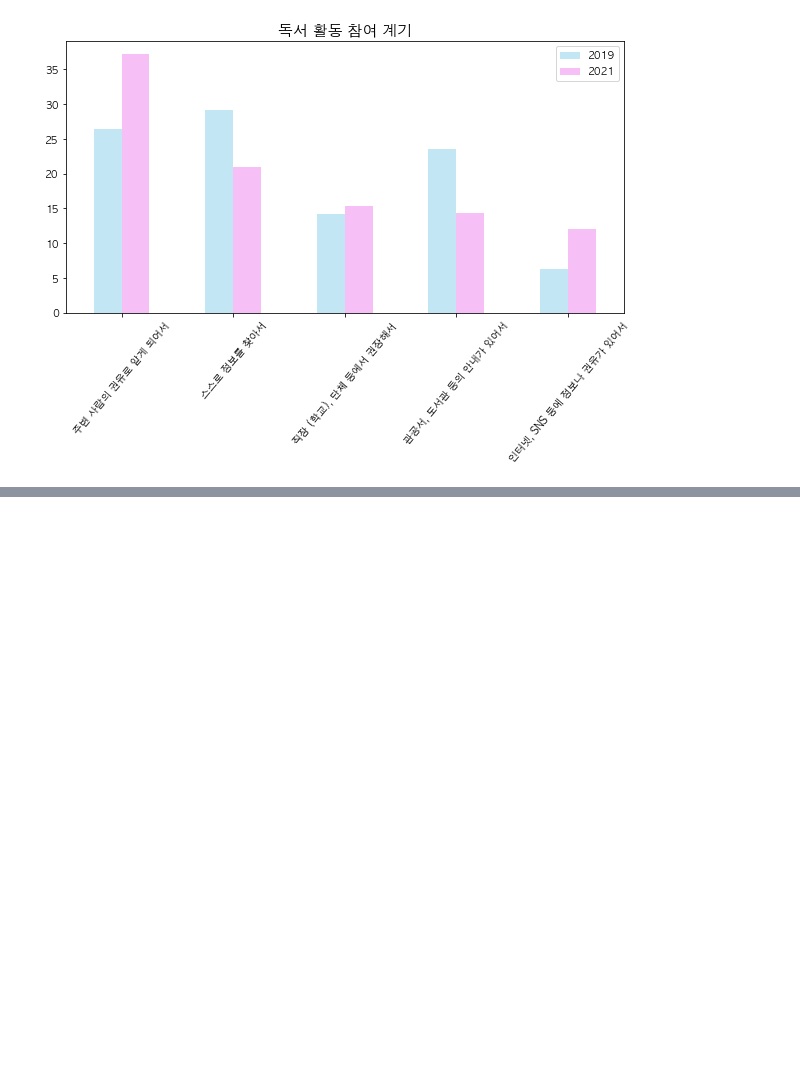
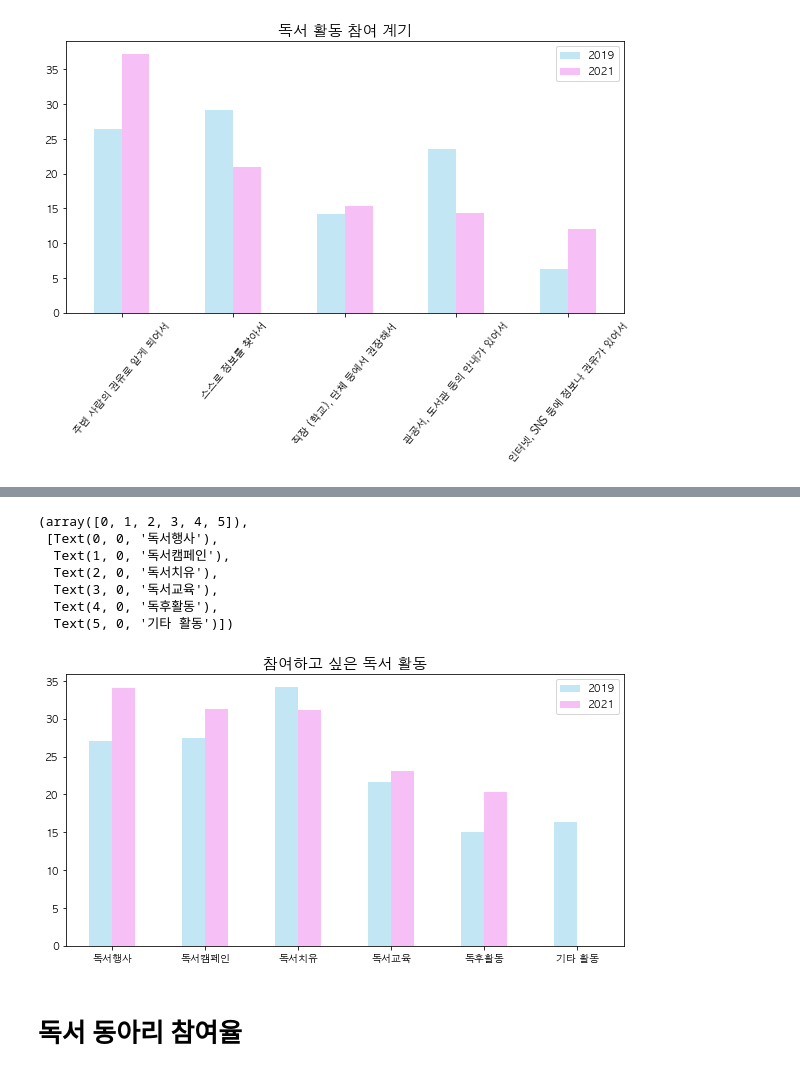
Before and after one commit to kyunakim/everybodys_lib, a Jupyter notebook: KOSIS.ipynb, the cells around one changed output, grey strips where cells are left out. Cells and saved outputs as stored; diff of their text form; code cells hidden in the pictures; blank space fills up the shorter version.

```diff
--- a/KOSIS.ipynb
+++ b/KOSIS.ipynb
@@ -425,0 +496,5 @@ plt.xticks(rotation=50)
+# %%
+total8=pd.DataFrame({'2019':['27.1','27.5','34.2','21.6','15.0','16.3'],
+                      '2021':['34.0','31.3','31.1','23.1','20.3','0']},
+                    index=['독서행사','독서캠페인','독서치유','독서교육','독후활동','기타 활동'])
+total8
@@ -425,0 +509,17 @@ plt.xticks(rotation=50)
+# %%
+total8 = total8.apply(pd.to_numeric)
+# %%
+total8.plot(kind='bar', color=['skyblue','violet'], figsize=(10,5), alpha=0.5)
+plt.title("참여하고 싶은 독서 활동",fontsize=15)
+plt.xticks(rotation=0)
+# %% [output]
+(array([0, 1, 2, 3, 4, 5]),
+ [Text(0, 0, '독서행사'),
+  Text(1, 0, '독서캠페인'),
+  Text(2, 0, '독서치유'),
+  Text(3, 0, '독서교육'),
+  Text(4, 0, '독후활동'),
+  Text(5, 0, '기타 활동')])
+[figure, added]
+# %% [markdown]
+# 독서 동아리 참여율
```
Also changed, not shown: parts of 28 cells of this notebook, 13 other files.
